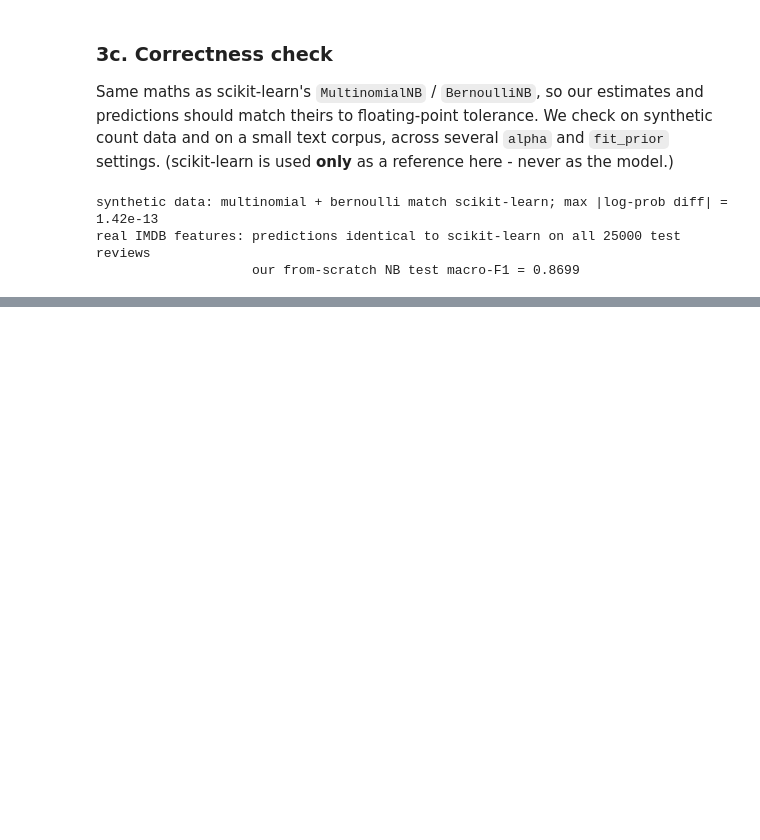
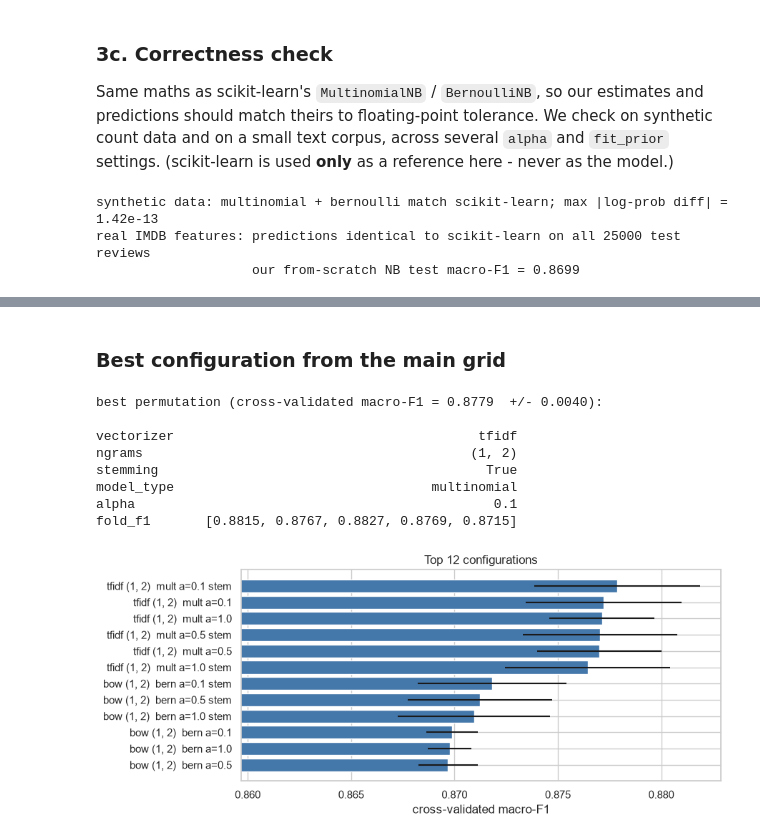
Before and after one commit to Tomer-Raz/machine-learning-hit, a Jupyter notebook: notebook.ipynb, the cells around one changed output, grey strips where cells are left out. Drawn from its saved outputs; the diff is of its cells as text; code cells hidden in the pictures; blank space fills up the shorter version.

```diff
--- a/notebook.ipynb
+++ b/notebook.ipynb
@@ -605,0 +688,5 @@ real IMDB features: predictions identical to scikit-learn on all 25000 test revi
+# %%
+_t0 = time.time()
+results_df = run_grid(df_train["review"].to_numpy(), df_train["label"].to_numpy(), MAIN_GRID)
+print("\ngrid search finished in %.0f s" % (time.time() - _t0))
+results_df
@@ -605,0 +721,25 @@ real IMDB features: predictions identical to scikit-learn on all 25000 test revi
+# %% [markdown]
+### Best configuration from the main grid
+# %%
+best_row = results_df.iloc[0]
+print("best permutation (cross-validated macro-F1 = %.4f  +/- %.4f):\n" % (
+    best_row["cv_mean_f1"], best_row["cv_std_f1"]))
+print(best_row[["vectorizer", "ngrams", "stemming", "model_type", "alpha", "fold_f1"]].to_string())
+
+fig, ax = plt.subplots(figsize=(9, 4))
+_top = results_df.head(12).iloc[::-1]
+_lab = _top["vectorizer"] + " " + _top["ngrams"] + "  " + _top["model_type"].str[:4] \
+       + " a=" + _top["alpha"].astype(str) + (_top["stemming"].map({True: " stem", False: ""}))
+ax.barh(_lab, _top["cv_mean_f1"], xerr=_top["cv_std_f1"], color="#4477aa")
+ax.set_xlim(_top["cv_mean_f1"].min() - 0.01, results_df["cv_mean_f1"].max() + 0.005)
+ax.set_xlabel("cross-validated macro-F1"); ax.set_title("Top 12 configurations"); plt.tight_layout(); plt.show()
+# %% [output]
+best permutation (cross-validated macro-F1 = 0.8779  +/- 0.0040):
+
+vectorizer                                       tfidf
+ngrams                                          (1, 2)
+stemming                                          True
+model_type                                 multinomial
+alpha                                              0.1
+fold_f1       [0.8815, 0.8767, 0.8827, 0.8769, 0.8715]
+[figure, added]
```
Also changed, not shown: parts of 24 cells of this notebook, 1 other file.
